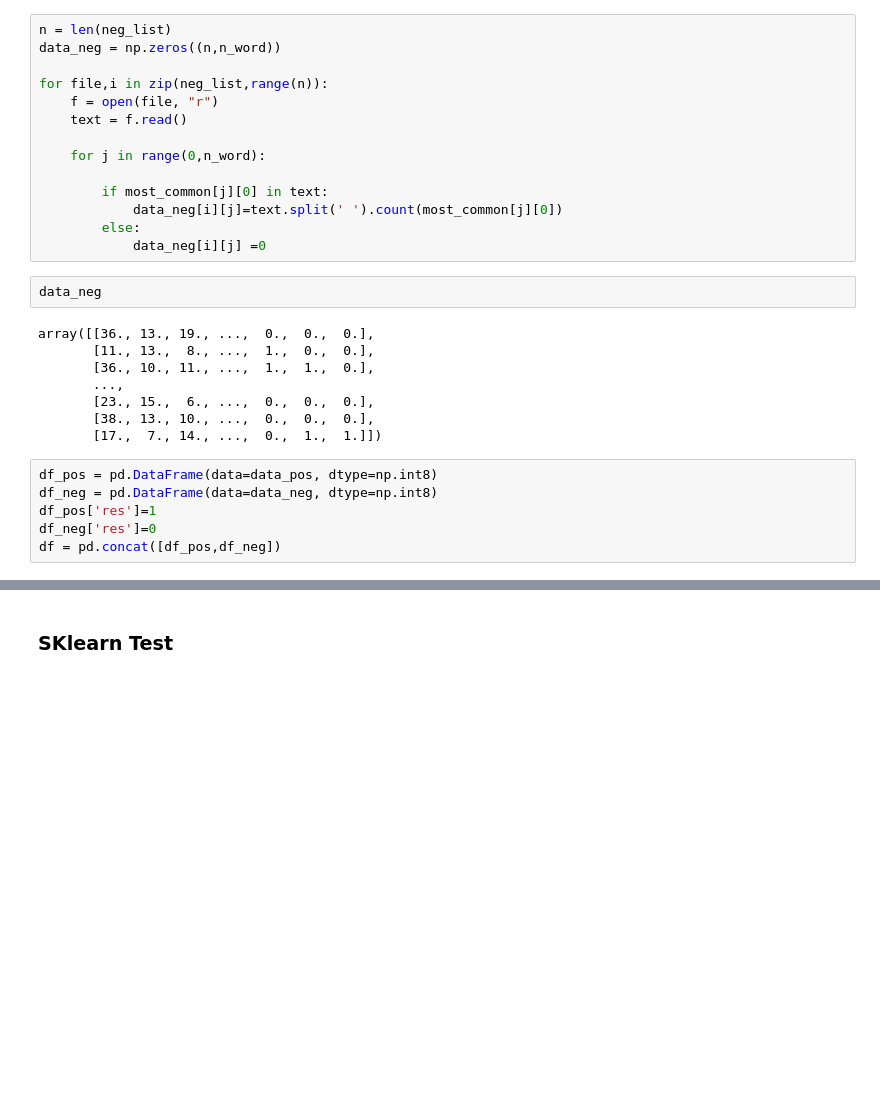
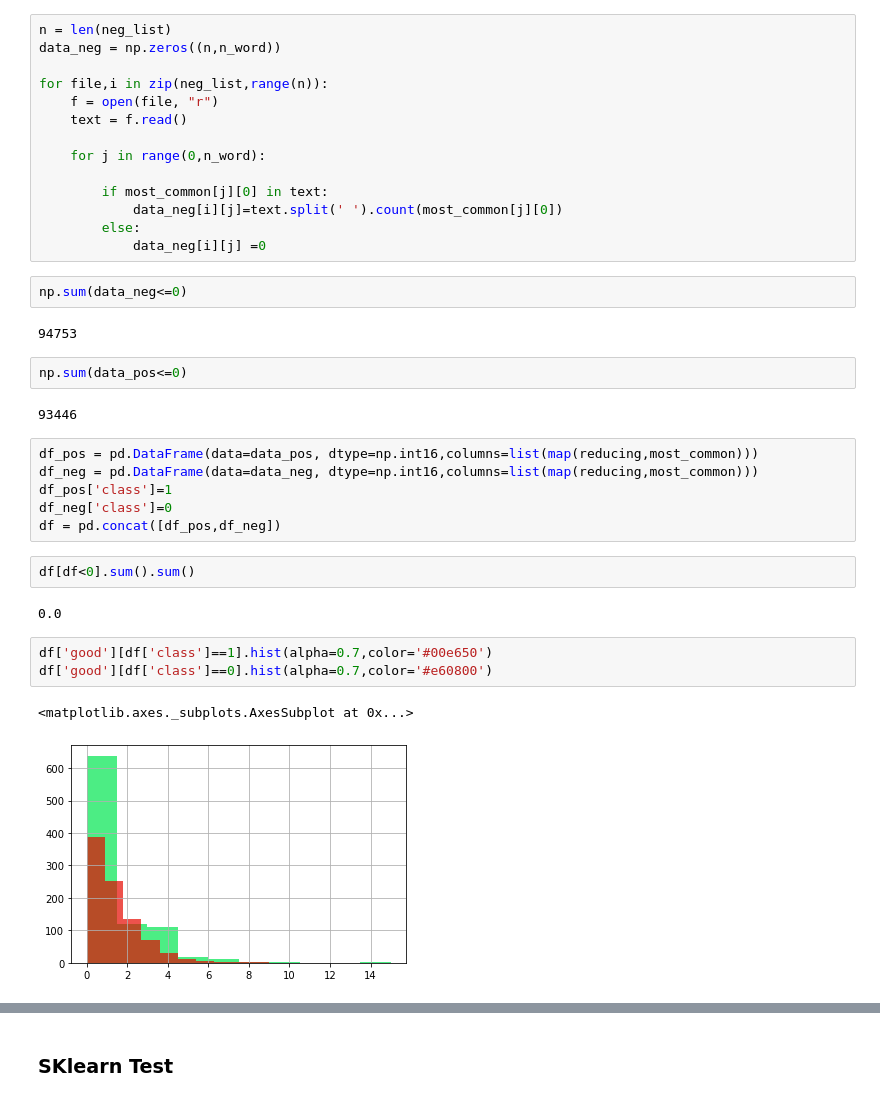
Before and after one commit to duranbe/clustering, a Jupyter notebook: TextClassification.ipynb, the cells around one changed output, grey strips where cells are left out. Saved outputs shown, nothing was run; the diff lists cells and outputs as text; blank space fills up the shorter version.

```diff
--- a/TextClassification.ipynb
+++ b/TextClassification.ipynb
@@ -82,19 +86,27 @@ for file,i in zip(neg_list,range(n)):
             data_neg[i][j]=text.split(' ').count(most_common[j][0])
         else:
             data_neg[i][j] =0
-# %%
-data_neg
-# %% [output]
-array([[36., 13., 19., ...,  0.,  0.,  0.],
-       [11., 13.,  8., ...,  1.,  0.,  0.],
-       [36., 10., 11., ...,  1.,  1.,  0.],
-       ...,
-       [23., 15.,  6., ...,  0.,  0.,  0.],
-       [38., 13., 10., ...,  0.,  0.,  0.],
-       [17.,  7., 14., ...,  0.,  1.,  1.]])
+# %%
+np.sum(data_neg<=0)
+# %% [output]
+94753
+# %%
+np.sum(data_pos<=0)
+# %% [output]
+93446
 # %%
-df_pos = pd.DataFrame(data=data_pos, dtype=np.int8)
-df_neg = pd.DataFrame(data=data_neg, dtype=np.int8)
-df_pos['res']=1
-df_neg['res']=0
+df_pos = pd.DataFrame(data=data_pos, dtype=np.int16,columns=list(map(reducing,most_common)))
+df_neg = pd.DataFrame(data=data_neg, dtype=np.int16,columns=list(map(reducing,most_common)))
+df_pos['class']=1
+df_neg['class']=0
 df = pd.concat([df_pos,df_neg])
+# %%
+df[df<0].sum().sum()
+# %% [output]
+0.0
+# %%
+df['good'][df['class']==1].hist(alpha=0.7,color='#00e650')
+df['good'][df['class']==0].hist(alpha=0.7,color='#e60800')
+# %% [output]
+<matplotlib.axes._subplots.AxesSubplot at 0x...>
+[figure, added]
```
Also changed, not shown: parts of 15 cells of this notebook.
